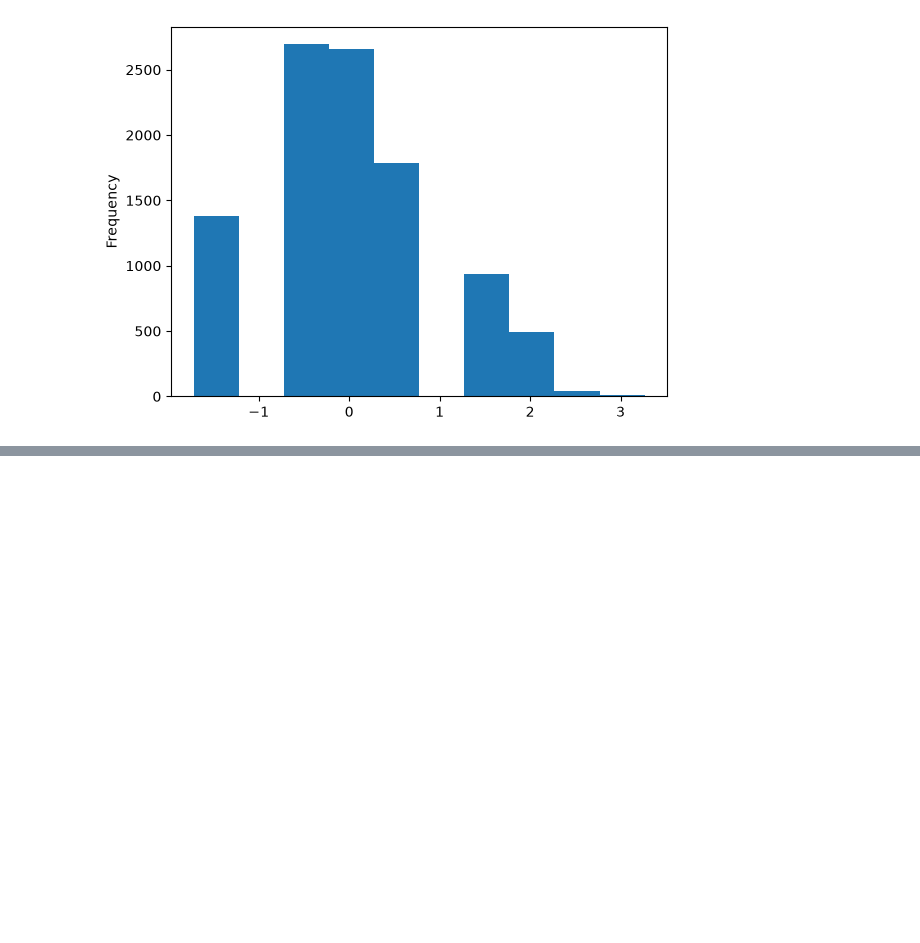
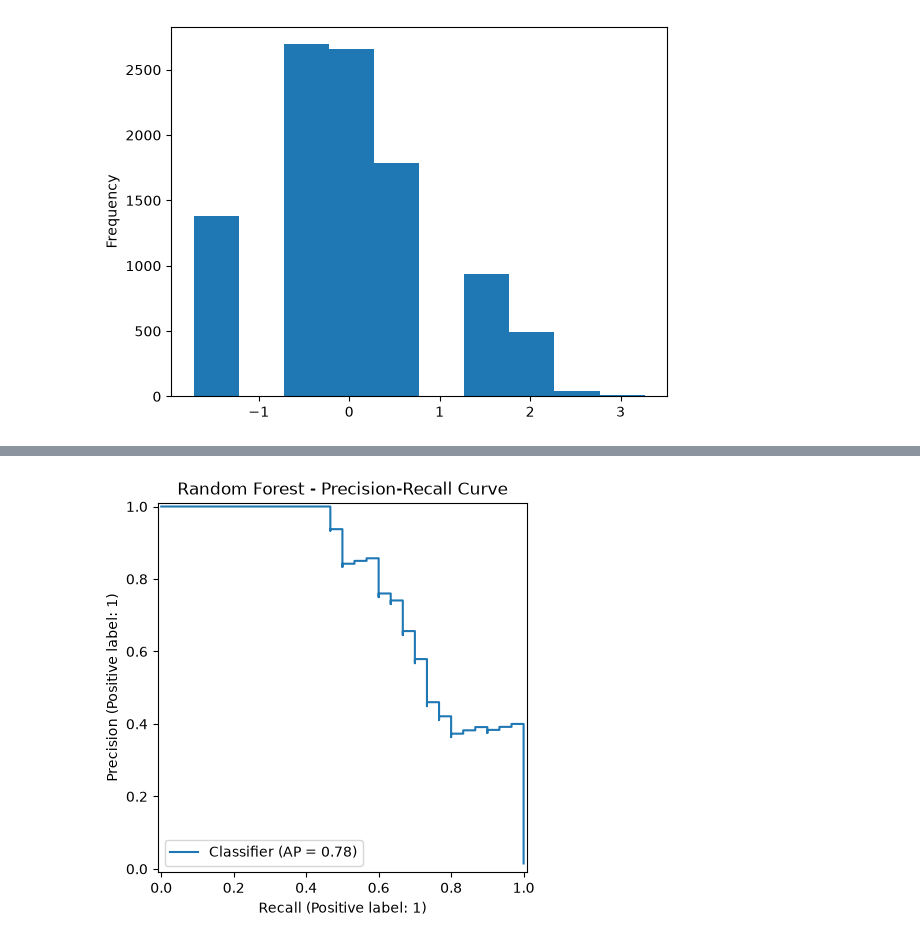
Before and after one commit to ALYANSHEIKHH/Credit_Card_Fraud_Detection, a Jupyter notebook: Notebook/experiment2.ipynb, the cells around one changed output, grey strips where cells are left out. Cells and saved outputs as stored; diff of their text form; code cells hidden in the pictures; blank space fills up the shorter version.

```diff
--- a/Notebook/experiment2.ipynb
+++ b/Notebook/experiment2.ipynb
@@ -70,0 +217,2 @@ for col in num_cols:
+# %%
+X = X_scaled
@@ -70,0 +237,8 @@ for col in num_cols:
+# %%
+from imblearn.combine import SMOTEENN
+
+smoteenn = SMOTEENN(random_state=42)
+
+X_train_resampled, y_train_resampled = smoteenn.fit_resample(
+    X_train, y_train
+)
@@ -70,0 +257,13 @@ for col in num_cols:
+# %%
+from sklearn.ensemble import RandomForestClassifier
+
+rf = RandomForestClassifier(
+    n_estimators=159,
+    max_depth=11,
+    min_samples_split=16,
+    min_samples_leaf=8,
+    random_state=42,
+    n_jobs=-1
+)
+
+rf.fit(X_train_resampled, y_train_resampled)
@@ -70,0 +273,13 @@ for col in num_cols:
+# %%
+from sklearn.metrics import (
+    average_precision_score,
+    classification_report,
+    confusion_matrix
+)
+
+y_pred = rf.predict(X_valid)
+y_proba = rf.predict_proba(X_valid)[:, 1]
+
+print("Average Precision:", average_precision_score(y_valid, y_proba))
+print(confusion_matrix(y_valid, y_pred))
+print(classification_report(y_valid, y_pred))
@@ -70,0 +319,9 @@ for col in num_cols:
+# %%
+import matplotlib.pyplot as plt
+from sklearn.metrics import PrecisionRecallDisplay
+
+PrecisionRecallDisplay.from_predictions(y_valid, y_proba)
+plt.title("Random Forest - Precision-Recall Curve")
+plt.show()
+# %% [output]
+[figure, added]
```
Also changed, not shown: parts of 25 cells of this notebook, 5 other files.
